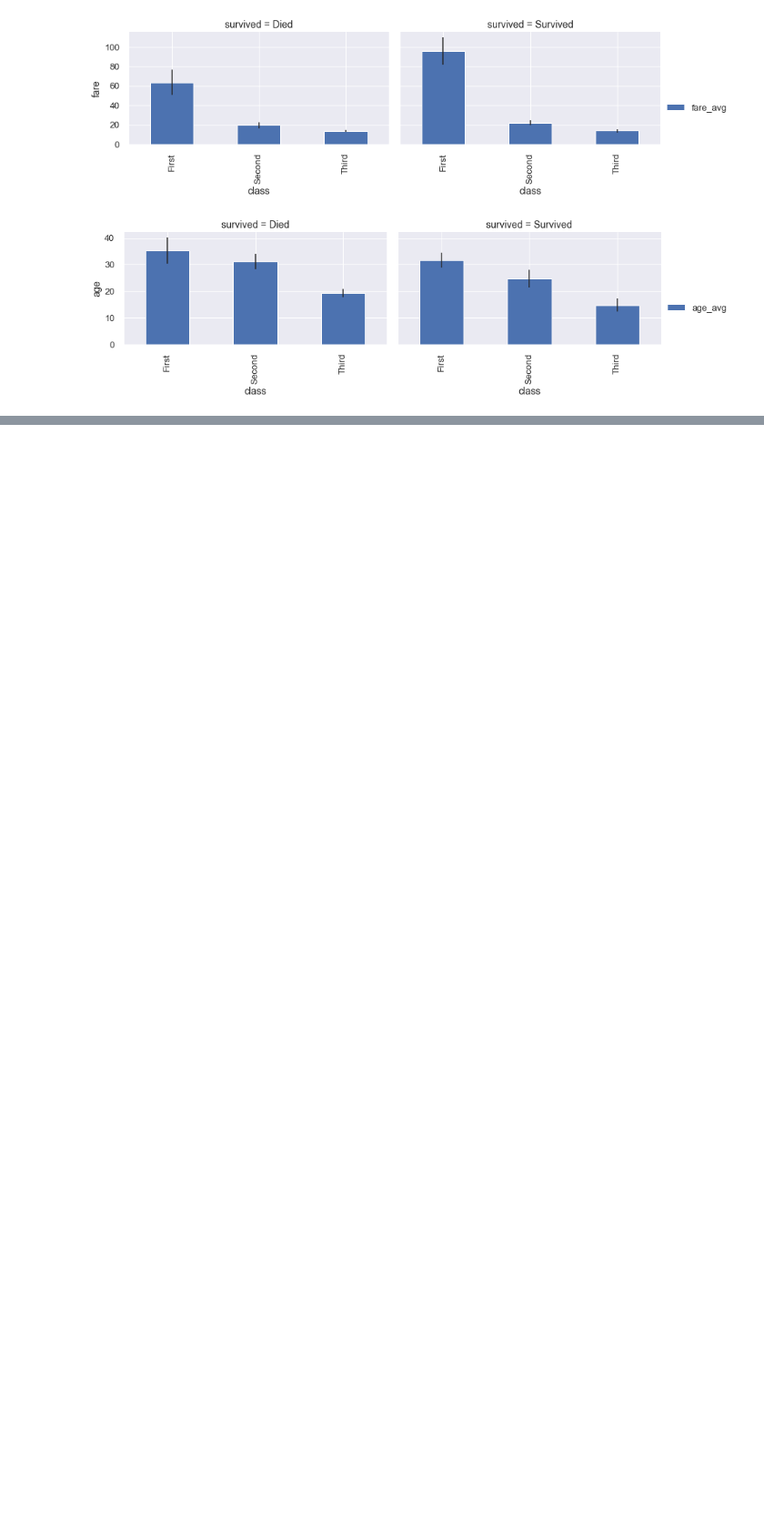
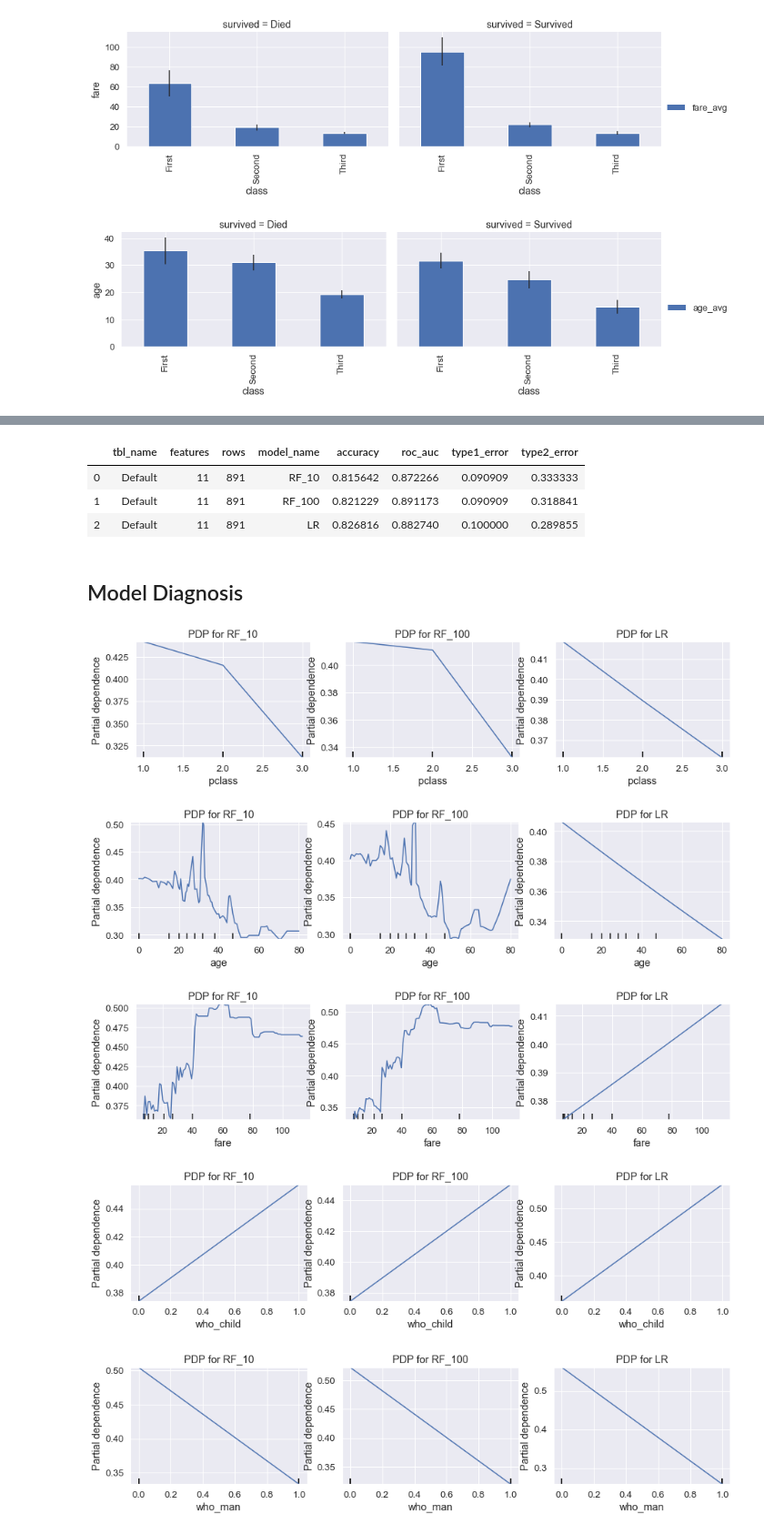
Before and after one commit to jykim/eda_utils, a Jupyter notebook: notebooks/titanic_example.ipynb, the cells around one changed output, grey strips where cells are left out. Shown at 91% size. Cells and saved outputs as stored; diff of their text form; code cells hidden in the pictures; blank space fills up the shorter version.

```diff
--- a/notebooks/titanic_example.ipynb
+++ b/notebooks/titanic_example.ipynb
@@ -195,0 +203,2 @@ for m in METRICS:
+# %%
+mt = mb.MLTable(titanic.drop(['alive', 'embark_town', 'adult_male', 'deck'], axis=1), "survived")
@@ -195,0 +254,29 @@ for m in METRICS:
+# %%
+mlb = mb.MLBench()
+
+from sklearn.ensemble import RandomForestClassifier
+from sklearn.linear_model import LogisticRegression
+
+mlb.add_table(mt)
+mlb.add_model(mb.MLModel("RF_10", RandomForestClassifier(n_estimators=10)))
+mlb.add_model(mb.MLModel("RF_100", RandomForestClassifier(n_estimators=100)))
+mlb.add_model(mb.MLModel("LR", LogisticRegression(solver='liblinear')))
+# %%
+mlb.train_batch()
+# %%
+mlb.evaluate_batch()
+# %% [output]
+|  | tbl_name | features | rows | model_name | accuracy | roc_auc | type1_error | type2_error |
+| 0 | Default | 11 | 891 | RF_10 | 0.815642 | 0.872266 | 0.090909 | 0.333333 |
+| 1 | Default | 11 | 891 | RF_100 | 0.821229 | 0.891173 | 0.090909 | 0.318841 |
+| 2 | Default | 11 | 891 | LR | 0.826816 | 0.882740 | 0.100000 | 0.289855 |
+# %% [markdown]
+## Model Diagnosis
+# %%
+mlb.plot_partial_dependence(set(['pclass', 'age', 'fare', 'who_man', 'who_child']))
+# %% [output]
+[figure, added]
+[figure, added]
+[figure, added]
+[figure, added]
+[figure, added]
```
Also changed, not shown: parts of 11 cells of this notebook, 4 other files.
